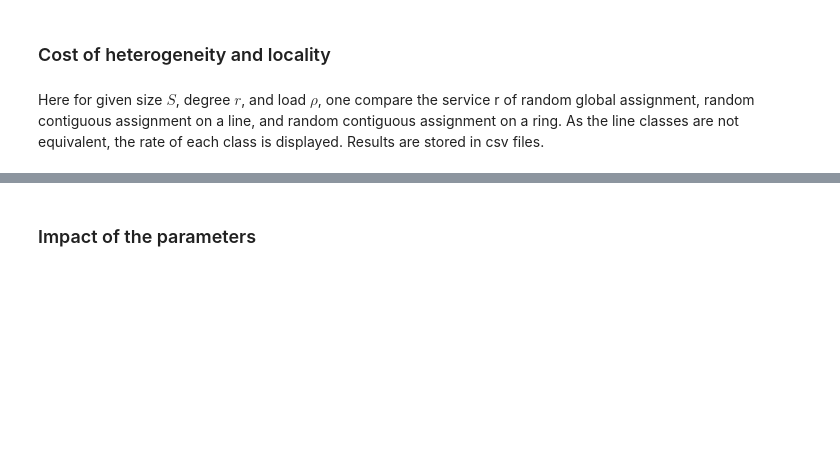
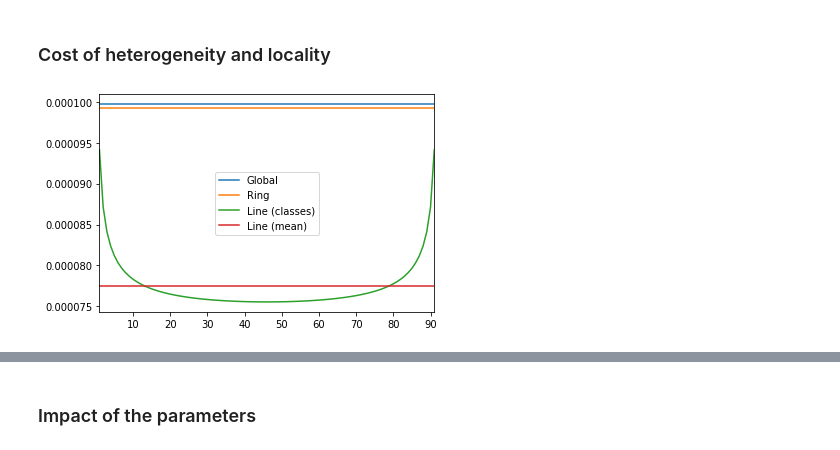
Before and after one commit to ccomte/phd-thesis, a Jupyter notebook: 6-performance-analysis-by-server-elimination/compute_and_plot.ipynb, the cells around one changed output, grey strips where cells are left out. Cells and saved outputs as stored; diff of their text form; code cells hidden in the pictures; blank space fills up the shorter version.

```diff
--- a/6-performance-analysis-by-server-elimination/compute_and_plot.ipynb
+++ b/6-performance-analysis-by-server-elimination/compute_and_plot.ipynb
@@ -262,5 +263,24 @@ plt.show()
 ## 4. Impact of locality (Subsection 6.4.2)
 # %% [markdown]
 ### Cost of heterogeneity and locality
-# %% [markdown]
-Here for given size $S$, degree $r$, and load $\rho$, one compare the service r of random global assignment, random contiguous assignment on a line, and random contiguous assignment on a ring. As the line classes are not equivalent, the rate of each class is displayed. Results are stored in csv files.
+# %%
+S = 100
+r = 10
+ρ = .9999
+
+Ls = line_Li(S, r, ρ)
+ring_delay = ring(S, r, ρ)
+range_a = line_L(S, r, ρ)
+range_i = Ls * (S - r + 1)
+R = global_homogeneous(S, r, ρ)
+
+plt.plot([1, S - r + 1], 1. / (R * np.ones(2)), label="Global")
+plt.plot([1, S - r + 1], 1. / (ring_delay * np.ones(2)), label="Ring")
+plt.plot(range(1, S - r + 2), 1. / range_i, label="Line (classes)")
+plt.plot([1, S - r + 1], 1. / (range_a * np.ones(2)), label="Line (mean)")
+
+plt.xlim([1, S - r + 1])
+plt.legend(loc='best')
+plt.show()
+# %% [output]
+[figure, added]
```
Also changed, not shown: parts of 21 cells of this notebook, 3 other files.
